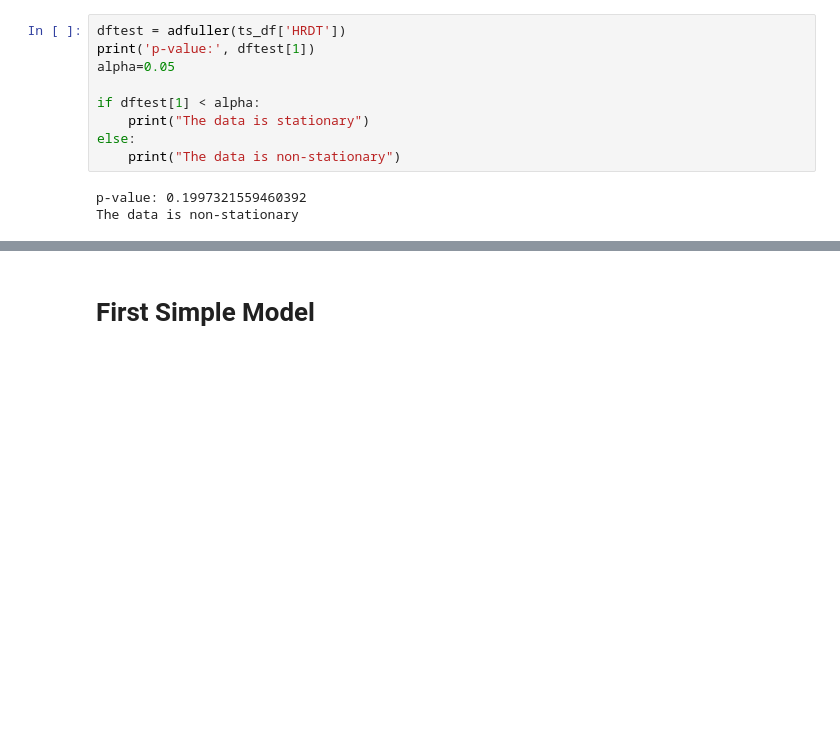
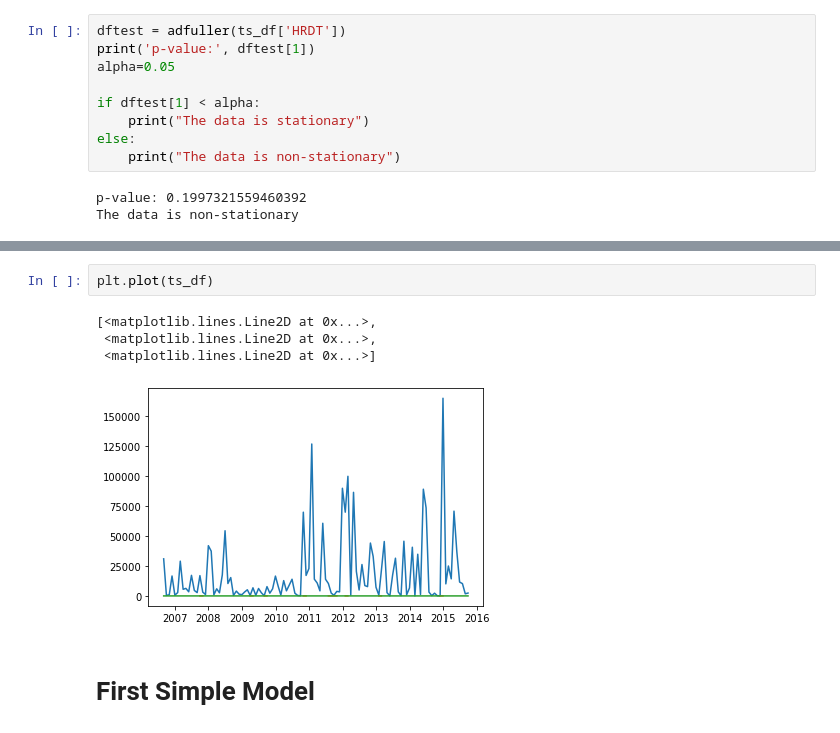
Before and after one commit to SBeyzaU/Demand-Forecasting, a Jupyter notebook: Working.ipynb, the cells around one changed output, grey strips where cells are left out. Saved outputs shown, nothing was run; the diff lists cells and outputs as text; blank space fills up the shorter version.

```diff
--- a/Working.ipynb
+++ b/Working.ipynb
@@ -386,3 +433,10 @@ The data is non-stationary
+# %%
+plt.plot(ts_df)
+# %% [output]
+[<matplotlib.lines.Line2D at 0x...>,
+ <matplotlib.lines.Line2D at 0x...>,
+ <matplotlib.lines.Line2D at 0x...>]
+[figure, added]
 # %% [markdown]
 # First Simple Model
 # %%
```
Also changed, not shown: parts of 16 cells of this notebook.
